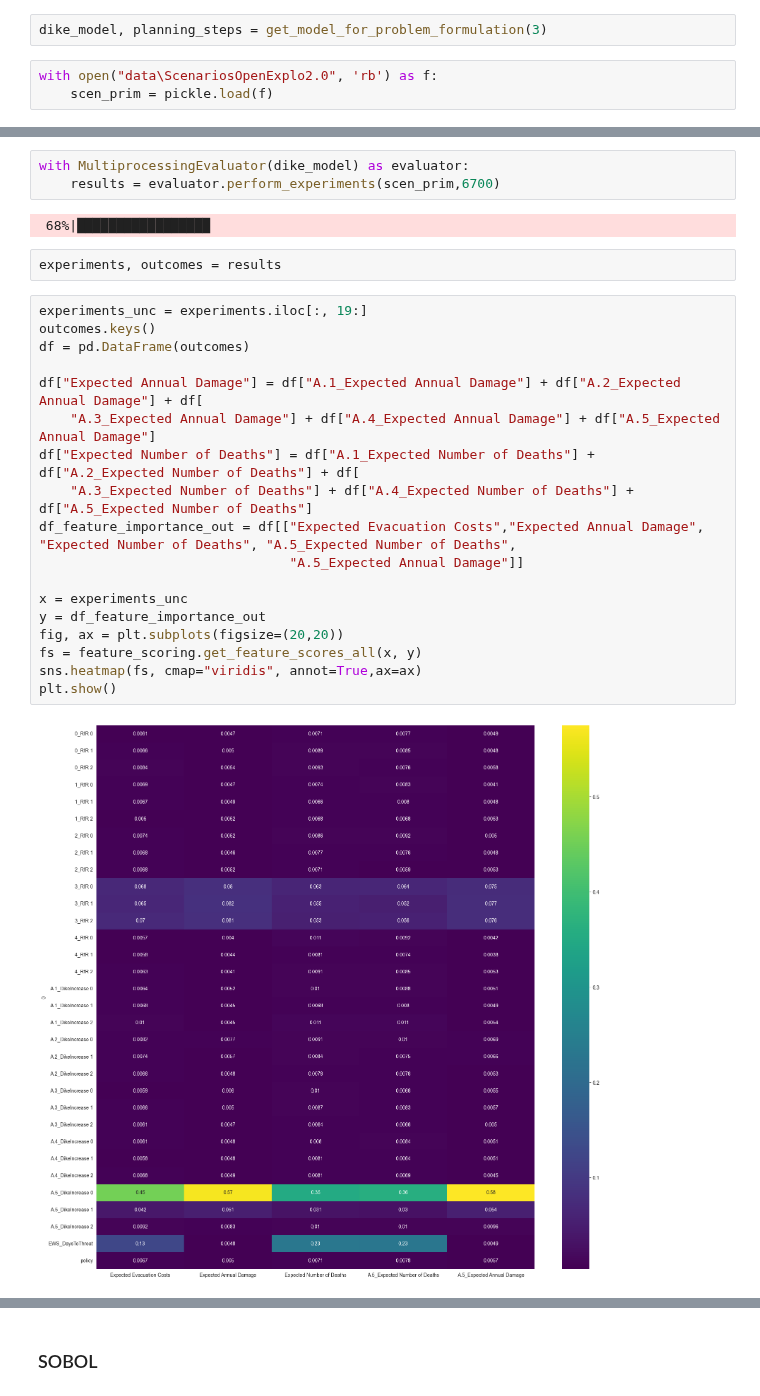
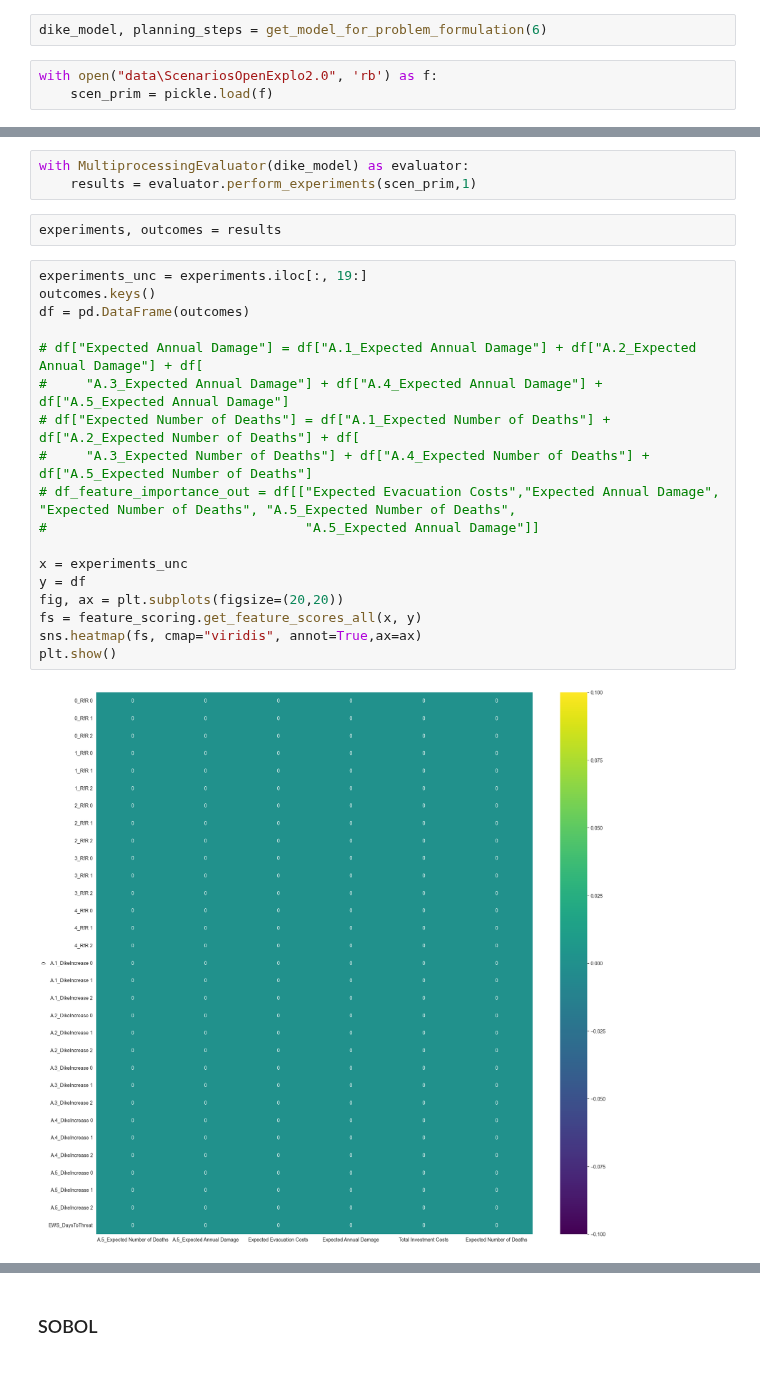
Before and after one commit to roesel1/EPA141A---MD, a Jupyter notebook: final assignment/Open_Exploration_Pol.ipynb, the cells around one changed output, grey strips where cells are left out. Saved outputs shown, nothing was run; the diff lists cells and outputs as text.

```diff
--- a/final assignment/Open_Exploration_Pol.ipynb
+++ b/final assignment/Open_Exploration_Pol.ipynb
@@ -30,7 +30,7 @@ from ema_workbench.em_framework.parameters import Constant
 import pickle
 import itertools
 # %%
-dike_model, planning_steps = get_model_for_problem_formulation(3)
+dike_model, planning_steps = get_model_for_problem_formulation(6)
 # %%
 with open("data\ScenariosOpenExplo2.0", 'rb') as f:
     scen_prim = pickle.load(f)
@@ -57,30 +37,28 @@ with open("data\ScenariosOpenExplo2.0", 'rb') as f:
 # %%
 with MultiprocessingEvaluator(dike_model) as evaluator:
-    results = evaluator.perform_experiments(scen_prim,6700)
+    results = evaluator.perform_experiments(scen_prim,1)
-# %% [output]
- 68%|█████████████████
 # %%
 experiments, outcomes = results
 # %%
 experiments_unc = experiments.iloc[:, 19:]
 outcomes.keys()
 df = pd.DataFrame(outcomes)
 
-df["Expected Annual Damage"] = df["A.1_Expected Annual Damage"] + df["A.2_Expected Annual Damage"] + df[
-    "A.3_Expected Annual Damage"] + df["A.4_Expected Annual Damage"] + df["A.5_Expected Annual Damage"]
-df["Expected Number of Deaths"] = df["A.1_Expected Number of Deaths"] + df["A.2_Expected Number of Deaths"] + df[
-    "A.3_Expected Number of Deaths"] + df["A.4_Expected Number of Deaths"] + df["A.5_Expected Number of Deaths"]
-df_feature_importance_out = df[["Expected Evacuation Costs","Expected Annual Damage", "Expected Number of Deaths", "A.5_Expected Number of Deaths",
-                                "A.5_Expected Annual Damage"]]
+# df["Expected Annual Damage"] = df["A.1_Expected Annual Damage"] + df["A.2_Expected Annual Damage"] + df[
+#     "A.3_Expected Annual Damage"] + df["A.4_Expected Annual Damage"] + df["A.5_Expected Annual Damage"]
+# df["Expected Number of Deaths"] = df["A.1_Expected Number of Deaths"] + df["A.2_Expected Number of Deaths"] + df[
+#     "A.3_Expected Number of Deaths"] + df["A.4_Expected Number of Deaths"] + df["A.5_Expected Number of Deaths"]
+# df_feature_importance_out = df[["Expected Evacuation Costs","Expected Annual Damage", "Expected Number of Deaths", "A.5_Expected Number of Deaths",
+#                                 "A.5_Expected Annual Damage"]]
 
 x = experiments_unc
-y = df_feature_importance_out
+y = df
 fig, ax = plt.subplots(figsize=(20,20))
 fs = feature_scoring.get_feature_scores_all(x, y)
 sns.heatmap(fs, cmap="viridis", annot=True,ax=ax)
 plt.show()
 # %% [output]
-[figure, old version]
+[figure, new version]
 # %%
 from ema_workbench.analysis import RuleInductionType
 
```
Also changed, not shown: parts of 11 cells of this notebook, 1 other file.
